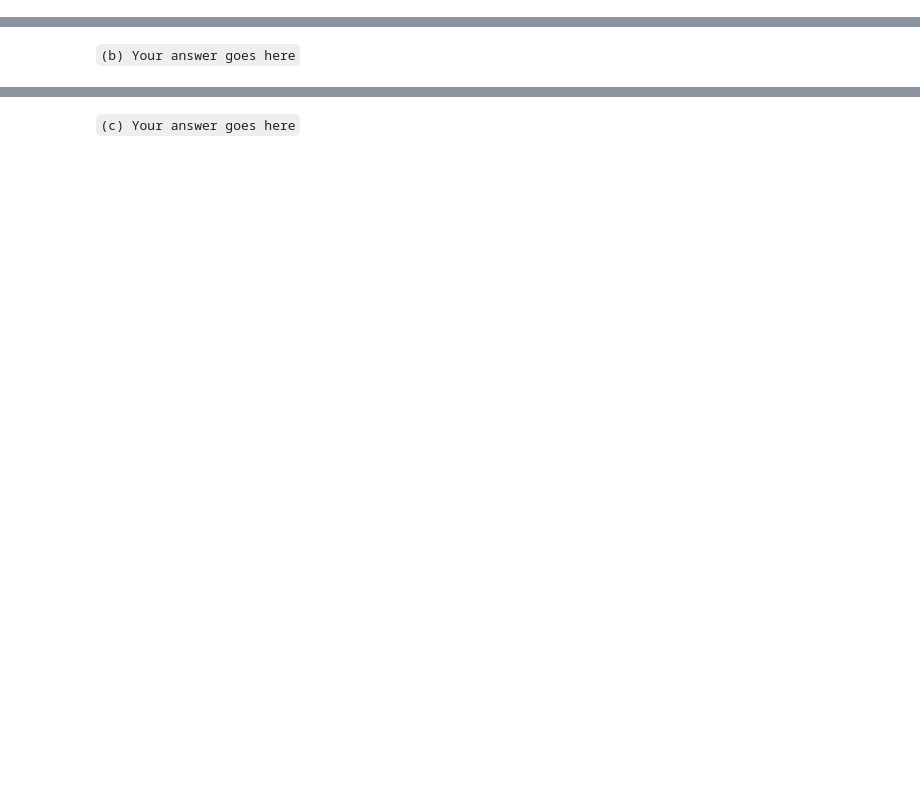
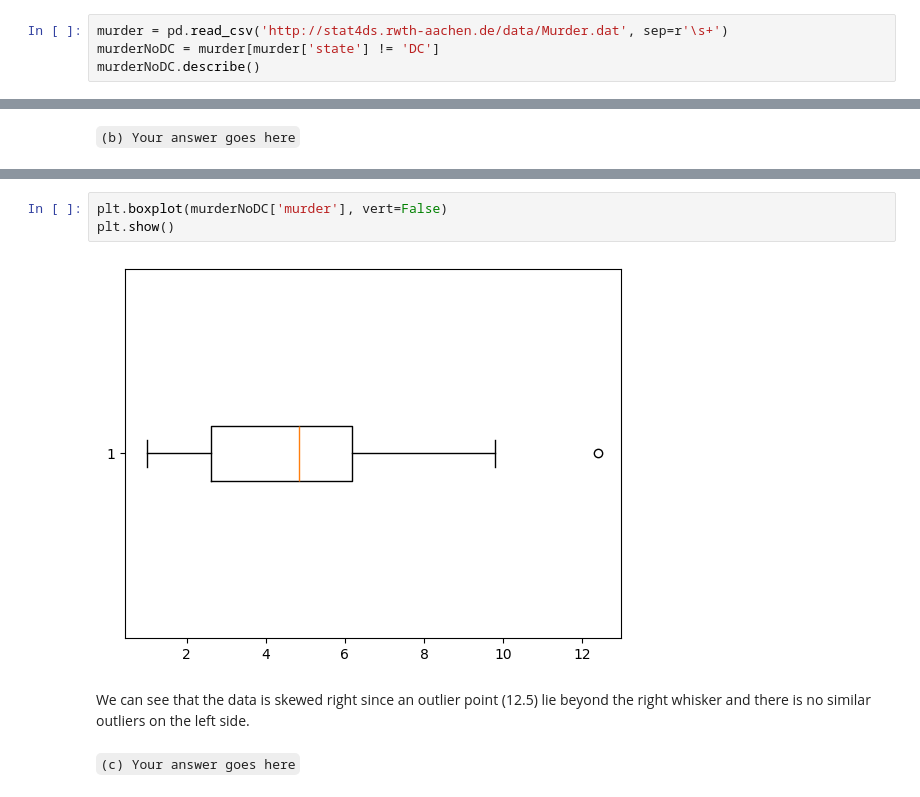
Before and after one commit to JustinSu11/Applied-Probability-and-Statistics-for-AI, a Jupyter notebook: Assignments/assignment 1.1/AAI_500_M1_Assignment.ipynb, the cells around one changed output, grey strips where cells are left out. Cells and saved outputs as stored; diff of their text form; blank space fills up the shorter version.

```diff
--- a/Assignments/assignment 1.1/AAI_500_M1_Assignment.ipynb
+++ b/Assignments/assignment 1.1/AAI_500_M1_Assignment.ipynb
@@ -95,3 +189,7 @@ From the `Murder` data file ([http://stat4ds.rwth-aachen.de/data/Murder.dat](htt
 **Answer:**
 # %% [markdown]
 `(a) Your answer goes here`
+# %%
+murder = pd.read_csv('http://stat4ds.rwth-aachen.de/data/Murder.dat', sep=r'\s+')
+murderNoDC = murder[murder['state'] != 'DC']
+murderNoDC.describe()
@@ -100,2 +222,9 @@ From the `Murder` data file ([http://stat4ds.rwth-aachen.de/data/Murder.dat](htt
+# %%
+plt.boxplot(murderNoDC['murder'], vert=False)
+plt.show()
+# %% [output]
+[figure, added]
+# %% [markdown]
+We can see that the data is skewed right since an outlier point (12.5) lie beyond the right whisker and there is no similar outliers on the left side.
 # %% [markdown]
 `(c) Your answer goes here`
```
Also changed, not shown: parts of 67 cells of this notebook.
